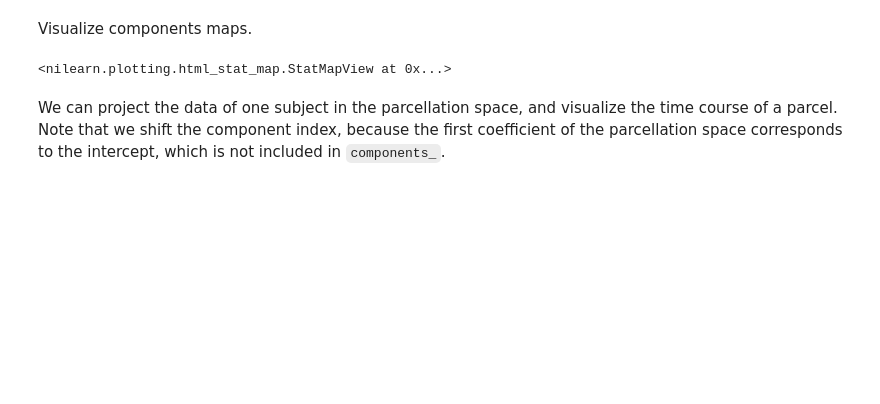
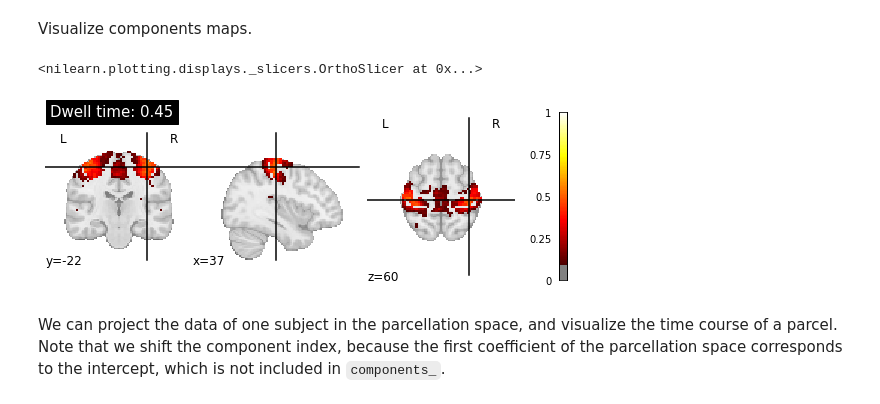
Before and after one commit to courtois-neuromod/dypac, a Jupyter notebook: examples/dypac_demo.ipynb, the cells around one changed output. Cells and saved outputs as stored; diff of their text form; code cells hidden in the pictures; blank space fills up the shorter version.

```diff
--- a/examples/dypac_demo.ipynb
+++ b/examples/dypac_demo.ipynb
@@ -90,11 +90,12 @@ Dypac(grey_matter='/home/pbellec/nilearn_data/icbm152_2009/mni_icbm152_nlin_sym_
 # %% [markdown]
 Visualize components maps.
 # %%
-num_comp = 110# the component number
+num_comp = 36# the component number
 comp = model.masker_.inverse_transform(model.components_[num_comp,:].todense())
-plotting.view_img(comp, threshold=0.1, vmax=1, title="Dwell time: {dt}".format(dt=model.dwell_time_[num_comp]))
+plotting.plot_stat_map(comp, threshold=0.1, vmax=1, title="Dwell time: {dt}".format(dt=model.dwell_time_[num_comp]))
 # %% [output]
-<nilearn.plotting.html_stat_map.StatMapView at 0x...>
+<nilearn.plotting.displays._slicers.OrthoSlicer at 0x...>
+[figure, added]
 # %% [markdown]
 We can project the data of one subject in the parcellation space, and visualize the time course of a parcel. Note that we shift the component index, because the first coefficient of the parcellation space corresponds to the intercept, which is not included in `components_`.
 # %%
```
Also changed, not shown: parts of 6 cells of this notebook, 2 other files.
